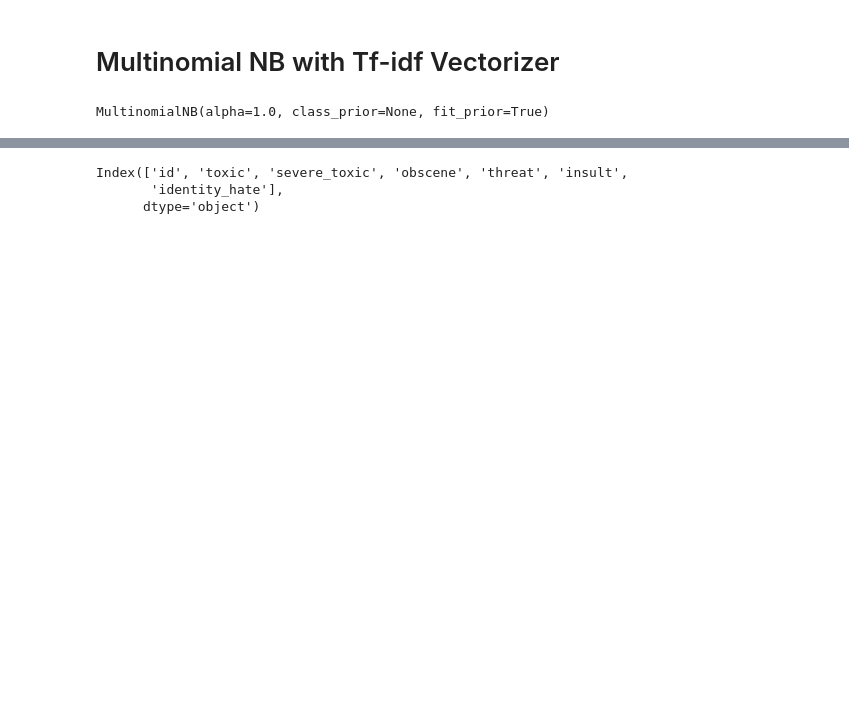
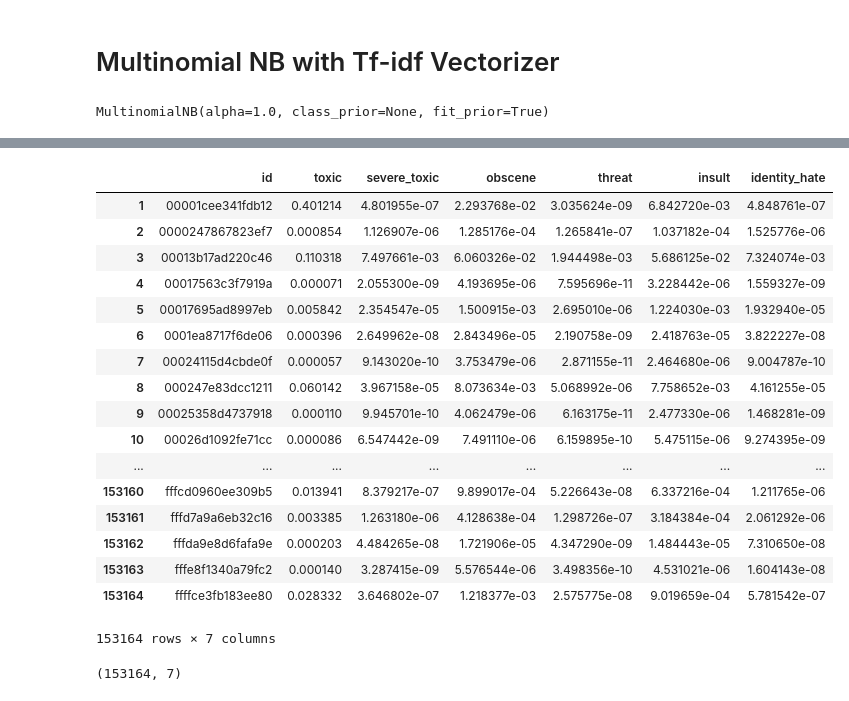
Before and after one commit to QuynhAnhV/Jigsaw_Toxic_Comment_clf, a Jupyter notebook: Notebooks/get_feature_from_text.ipynb, the cells around one changed output, grey strips where cells are left out. Saved outputs shown, nothing was run; the diff lists cells and outputs as text; code cells hidden in the pictures; blank space fills up the shorter version.

```diff
--- a/Notebooks/get_feature_from_text.ipynb
+++ b/Notebooks/get_feature_from_text.ipynb
@@ -91,7 +140,7 @@ print(X.toarray())
 # %% [markdown]
 # Multinomial NB with Count Vectorizer
 # %%
-xtr, xte, ytr, yte = train_test_split(X, label['toxic'])
+xtr, xte, ytr, yte = train_test_split(X, labels['toxic'])
 # %%
 clf = MultinomialNB()
 clf.fit(xtr, ytr)
@@ -171,7 +222,7 @@ Y.shape
 # %% [markdown]
 # Multinomial NB with Tf-idf Vectorizer
 # %%
-y1, y2, z1, z2 = train_test_split(Y, label['toxic']
+y1, y2, z1, z2 = train_test_split(Y, labels['toxic'])
 # %%
 clf1 = MultinomialNB()
 clf1.fit(y1, z1)
@@ -239 +483,59 @@ f1_score(test_actual1, test_pred1)
+# %%
+# Creating a path to submission file
+save_path01 = join('..', 'Results', 'simple_subm01.csv')
+# %%
+def _gen_kaggle_sub(feature, feats_test, lbs, save_path):
+    """
+    Generate a csv file to submit to Kaggle
+
+    Args:
+        lbs: labels of orginal df
+        save_path: path to save location
+
+    Returns:
+        csv file
+
+    """
+    # Preprocessing the raw data to get data ready to be trained and tested
+    lb_proba = []
+    for label in lbs.columns:
+        X, Xte, y, cmt_id = preprocessing(feature, feats_test, TfidfVectorizer, labels, 'id', label,
+                                          vect_kwargs = {'min_df':0.001, 'stop_words':'english'})
+
+        # Generate a fitted model ready to make prediction
+        model = _gen_model(X, y, MultinomialNB)
+        # Make prediction on test set and return the predicted probability for the testing label
+        prob = _gen_preds(Xte, model)
+        lb_proba.append(prob)
+
+    # Transform the output array to dataframe
+    raw_pred_df = pd.DataFrame(lb_proba)
+
+    # Transform to appropriate form for submission
+    sub_df = output_transform(raw_pred_df,
+                              'toxic', 'severe_toxic', 'obscene', 'threat', 'insult','identity_hate')
+
+    sub_df.to_csv(save_path, index = False)
+    return sub_df
+# %%
+_gen_kaggle_sub(df['comment_text'], df_test['comment_text'], labels.drop('id', axis=1), save_path01)
+# %% [output]
+|  | id | toxic | severe_toxic | obscene | threat | insult | identity_hate |
+| 1 | 00001cee341fdb12 | 0.401214 | 4.801955e-07 | 2.293768e-02 | 3.035624e-09 | 6.842720e-03 | 4.848761e-07 |
+| 2 | 0000247867823ef7 | 0.000854 | 1.126907e-06 | 1.285176e-04 | 1.265841e-07 | 1.037182e-04 | 1.525776e-06 |
+| 3 | 00013b17ad220c46 | 0.110318 | 7.497661e-03 | 6.060326e-02 | 1.944498e-03 | 5.686125e-02 | 7.324074e-03 |
+| 4 | 00017563c3f7919a | 0.000071 | 2.055300e-09 | 4.193695e-06 | 7.595696e-11 | 3.228442e-06 | 1.559327e-09 |
+| 5 | 00017695ad8997eb | 0.005842 | 2.354547e-05 | 1.500915e-03 | 2.695010e-06 | 1.224030e-03 | 1.932940e-05 |
+| 6 | 0001ea8717f6de06 | 0.000396 | 2.649962e-08 | 2.843496e-05 | 2.190758e-09 | 2.418763e-05 | 3.822227e-08 |
+| 7 | 00024115d4cbde0f | 0.000057 | 9.143020e-10 | 3.753479e-06 | 2.871155e-11 | 2.464680e-06 | 9.004787e-10 |
+| 8 | 000247e83dcc1211 | 0.060142 | 3.967158e-05 | 8.073634e-03 | 5.068992e-06 | 7.758652e-03 | 4.161255e-05 |
+| 9 | 00025358d4737918 | 0.000110 | 9.945701e-10 | 4.062479e-06 | 6.163175e-11 | 2.477330e-06 | 1.468281e-09 |
+| 10 | 00026d1092fe71cc | 0.000086 | 6.547442e-09 | 7.491110e-06 | 6.159895e-10 | 5.475115e-06 | 9.274395e-09 |
+| ... | ... | ... | ... | ... | ... | ... | ... |
+| 153160 | fffcd0960ee309b5 | 0.013941 | 8.379217e-07 | 9.899017e-04 | 5.226643e-08 | 6.337216e-04 | 1.211765e-06 |
+| 153161 | fffd7a9a6eb32c16 | 0.003385 | 1.263180e-06 | 4.128638e-04 | 1.298726e-07 | 3.184384e-04 | 2.061292e-06 |
+| 153162 | fffda9e8d6fafa9e | 0.000203 | 4.484265e-08 | 1.721906e-05 | 4.347290e-09 | 1.484443e-05 | 7.310650e-08 |
+| 153163 | fffe8f1340a79fc2 | 0.000140 | 3.287415e-09 | 5.576544e-06 | 3.498356e-10 | 4.531021e-06 | 1.604143e-08 |
+| 153164 | ffffce3fb183ee80 | 0.028332 | 3.646802e-07 | 1.218377e-03 | 2.575775e-08 | 9.019659e-04 | 5.781542e-07 |
+153164 rows × 7 columns
 # %%
@@ -260,6 +571,0 @@ _gen_all_predictions(feature, labels)
-# %%
-labels.columns
-# %% [output]
-Index(['id', 'toxic', 'severe_toxic', 'obscene', 'threat', 'insult',
-       'identity_hate'],
-      dtype='object')
@@ -266,3 +586,7 @@ Index(['id', 'toxic', 'severe_toxic', 'obscene', 'threat', 'insult',
+# %%
+BBB.shape
+# %% [output]
+(153164, 7)
 # %%
 # Creating a path to submission file
 save_path = join('..', 'Results', 'simple_subm.csv')
```
Also changed, not shown: parts of 69 cells of this notebook.
